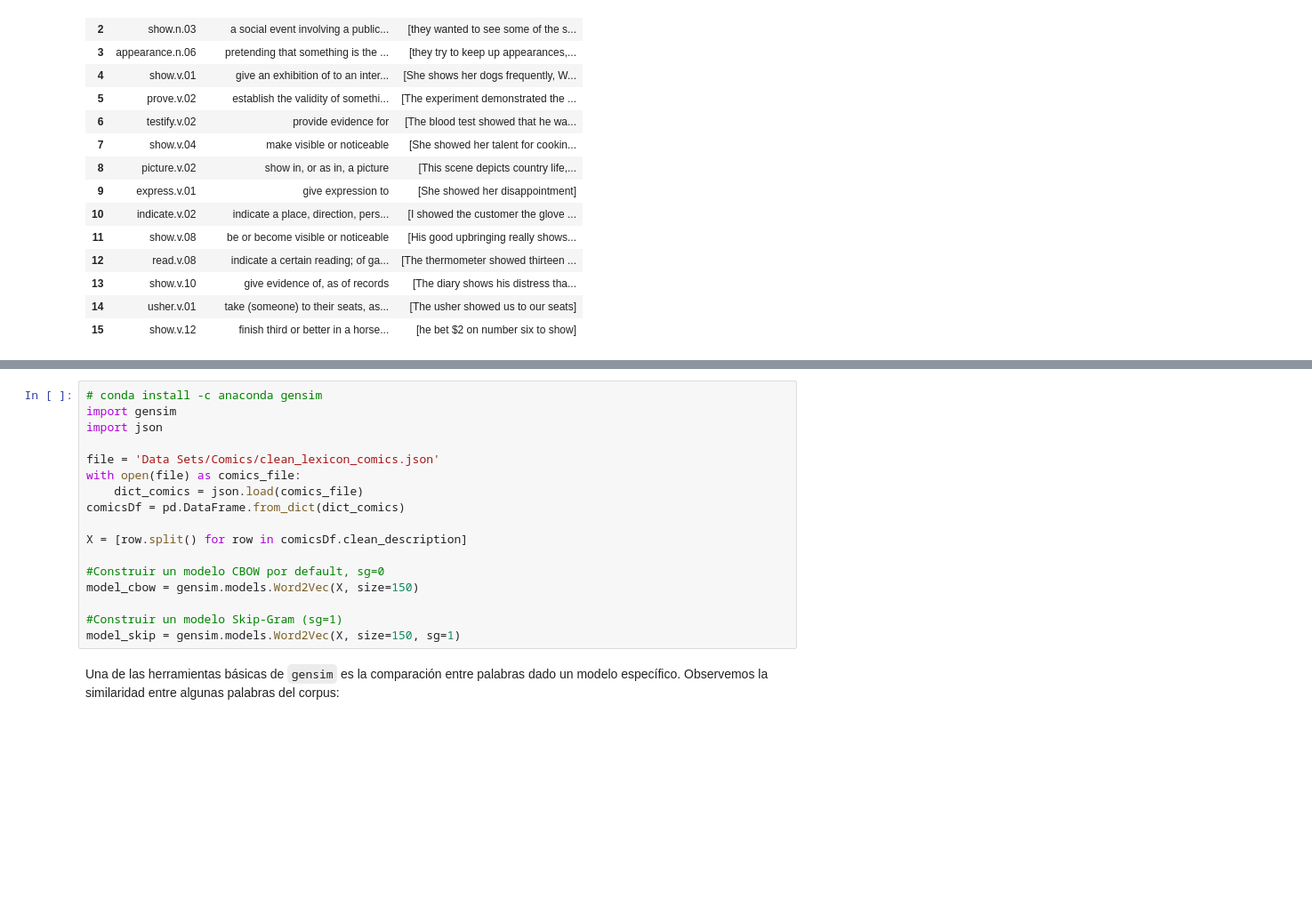
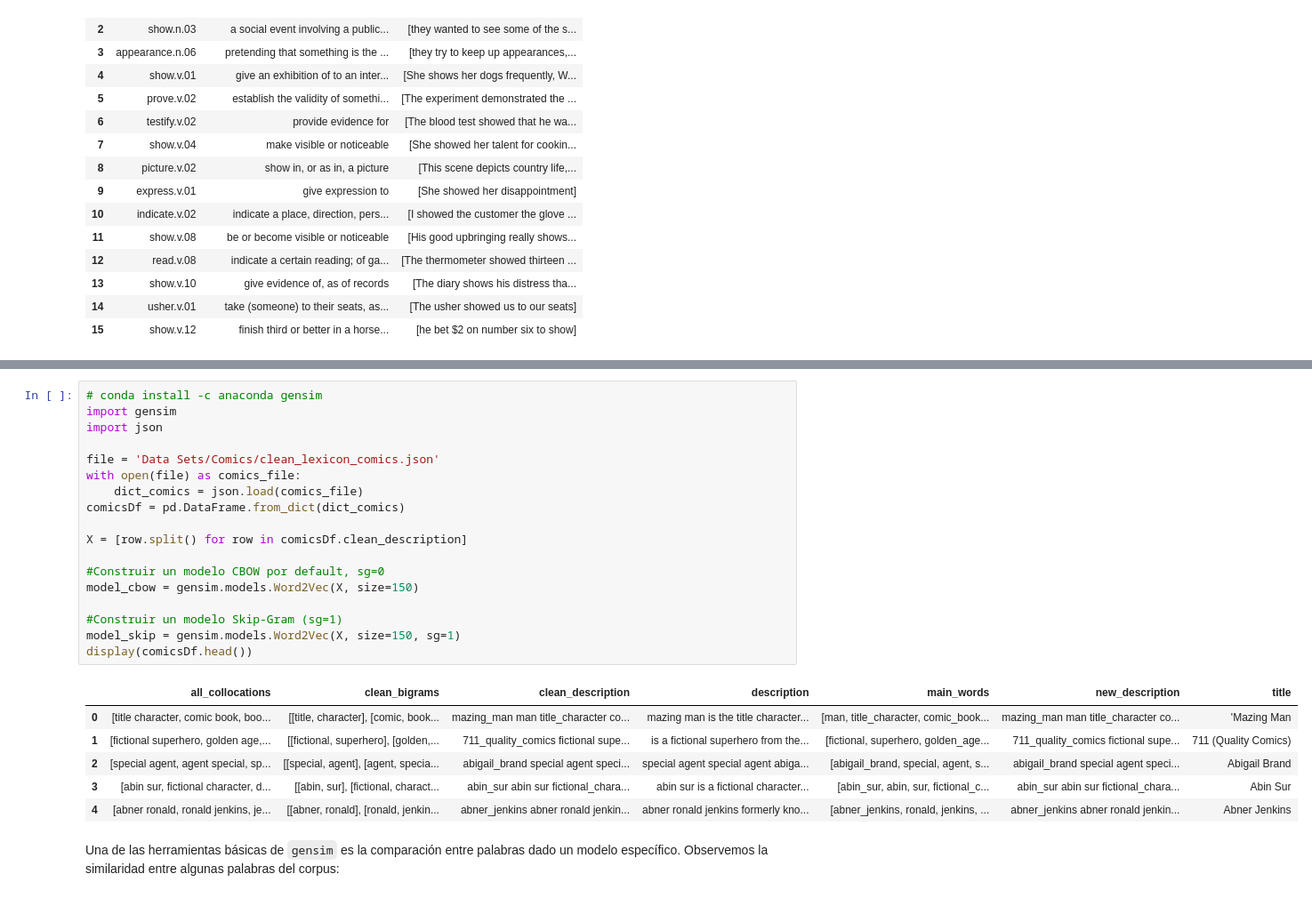
Before and after one commit to rsotoc/nlp, a Jupyter notebook: 8. Desambiguación I.ipynb, the cells around one changed output, grey strips where cells are left out. Shown: that part at 89% size. Cells and saved outputs as stored; diff of their text form; blank space fills up the shorter version.

```diff
--- a/8. Desambiguación I.ipynb
+++ b/8. Desambiguación I.ipynb
@@ -531,20 +531,28 @@ Lo primero que hacemos es crear un modelo CBOW y un modelo *Skip-Gram* a partir
 # %%
 # conda install -c anaconda gensim
 import gensim
 import json
 
 file = 'Data Sets/Comics/clean_lexicon_comics.json'
 with open(file) as comics_file:
     dict_comics = json.load(comics_file)
 comicsDf = pd.DataFrame.from_dict(dict_comics)
 
 X = [row.split() for row in comicsDf.clean_description]
 
 #Construir un modelo CBOW por default, sg=0
 model_cbow = gensim.models.Word2Vec(X, size=150)
 
 #Construir un modelo Skip-Gram (sg=1)
 model_skip = gensim.models.Word2Vec(X, size=150, sg=1)
+display(comicsDf.head())
+# %% [output]
+|  | all_collocations | clean_bigrams | clean_description | description | main_words | new_description | title |
+| 0 | [title character, comic book, boo... | [[title, character], [comic, book... | mazing_man man title_character co... | mazing man is the title character... | [man, title_character, comic_book... | mazing_man man title_character co... | 'Mazing Man |
+| 1 | [fictional superhero, golden age,... | [[fictional, superhero], [golden,... | 711_quality_comics fictional supe... | is a fictional superhero from the... | [fictional, superhero, golden_age... | 711_quality_comics fictional supe... | 711 (Quality Comics) |
+| 2 | [special agent, agent special, sp... | [[special, agent], [agent, specia... | abigail_brand special agent speci... | special agent special agent abiga... | [abigail_brand, special, agent, s... | abigail_brand special agent speci... | Abigail Brand |
+| 3 | [abin sur, fictional character, d... | [[abin, sur], [fictional, charact... | abin_sur abin sur fictional_chara... | abin sur is a fictional character... | [abin_sur, abin, sur, fictional_c... | abin_sur abin sur fictional_chara... | Abin Sur |
+| 4 | [abner ronald, ronald jenkins, je... | [[abner, ronald], [ronald, jenkin... | abner_jenkins abner ronald jenkin... | abner ronald jenkins formerly kno... | [abner_jenkins, ronald, jenkins, ... | abner_jenkins abner ronald jenkin... | Abner Jenkins |
 # %% [markdown]
 Una de las herramientas básicas de <code>gensim</code> es la comparación entre palabras dado un modelo específico. Observemos la similaridad entre algunas palabras del corpus:
 # %%
```
Also changed, not shown: parts of 11 cells of this notebook.
